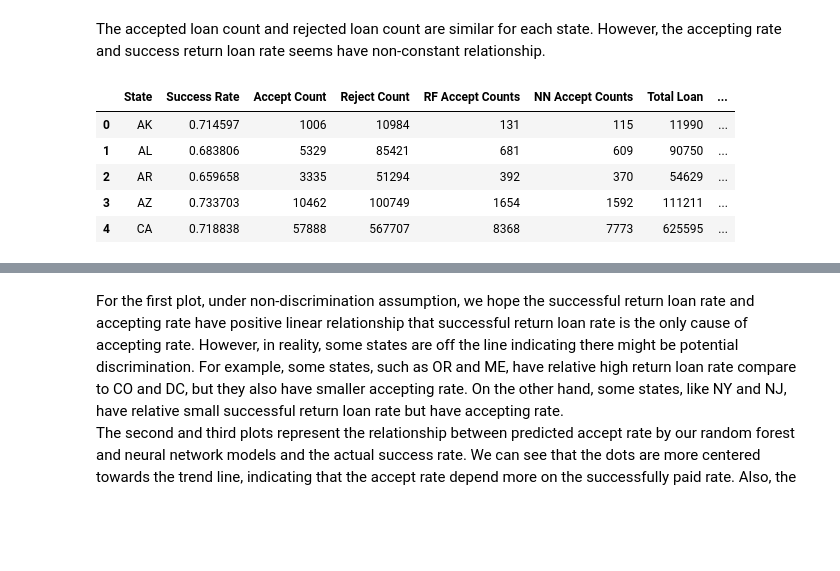
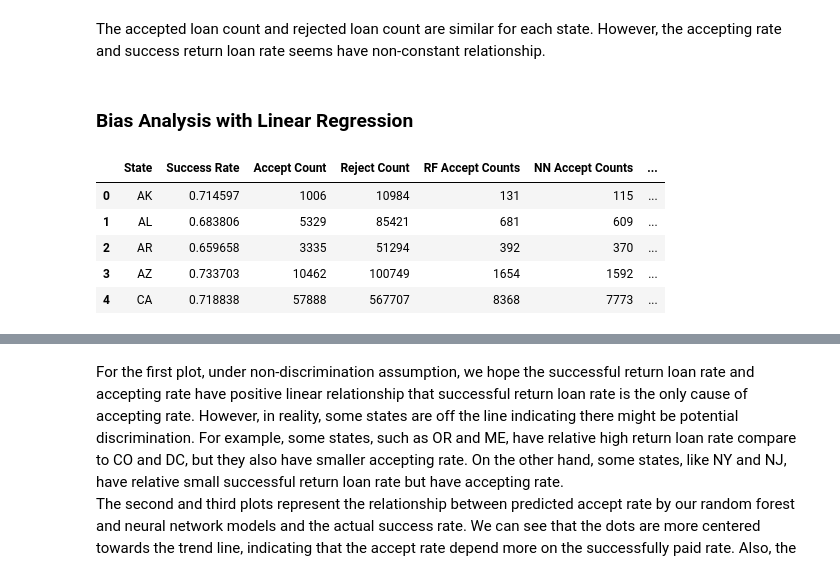
Before and after one commit to hurrialice/cs109, a Jupyter notebook: notebooks/Discrimination_Analysis.ipynb, the cells around one changed output, grey strips where cells are left out. Cells and saved outputs as stored; diff of their text form; code cells hidden in the pictures; blank space fills up the shorter version.

```diff
--- a/notebooks/Discrimination_Analysis.ipynb
+++ b/notebooks/Discrimination_Analysis.ipynb
@@ -68,6 +70,8 @@ rej_count = rej['State'].value_counts()
 rej_count = pd.DataFrame({'State': rej_count.index, 'Reject Count': rej_count.values})
 # %%
 model = pd.read_csv('cdf_discrimination.csv')
+model_roi = pd.read_csv('roi_discrimination.csv')
+model_iroi = pd.read_csv('iroi_discrimination.csv')
 model.head()
 # %% [output]
 |  | Unnamed: 0 | purpose | emp_length | num_tl_120dpd_2m | acc_now_delinq | annual_inc | revol_bal | avg_cur_bal | ... |
@@ -94,11 +112,17 @@ state_rate = pd.merge(succ_rate, acc_count, how='left', on=['State'])
 state_rate = pd.merge(state_rate, rej_count, how='left', on=['State'])
 state_rate = pd.merge(state_rate, acc_rf_counts_df, how='left', on=['State'])
 state_rate = pd.merge(state_rate, acc_nn_counts_df, how='left', on=['State'])
+state_rate = pd.merge(state_rate, roi_acc_rf_counts_df, how='left', on=['State'])
+state_rate = pd.merge(state_rate, roi_acc_nn_counts_df, how='left', on=['State'])
+state_rate = pd.merge(state_rate, iroi_acc_rf_counts_df, how='left', on=['State'])
+state_rate = pd.merge(state_rate, iroi_acc_nn_counts_df, how='left', on=['State'])
 state_rate['Total Loan'] = (state_rate['Accept Count'] + state_rate['Reject Count'])
-state_rate['Accept Rate'] = state_rate['Accept Count']/state_rate['Total Loan']
 state_rate['Accept Rate'] = state_rate['Accept Count']/state_rate['Total Loan']
 state_rate['RF Accept Rate'] = state_rate['RF Accept Counts']/state_rate['Total Loan']
 state_rate['NN Accept Rate'] = state_rate['NN Accept Counts']/state_rate['Total Loan']
-
+state_rate['ROI RF Accept Rate'] = state_rate['ROI RF Accept Counts']/state_rate['Total Loan']
+state_rate['ROI NN Accept Rate'] = state_rate['ROI NN Accept Counts']/state_rate['Total Loan']
+state_rate['IROI RF Accept Rate'] = state_rate['IROI RF Accept Counts']/state_rate['Total Loan']
+state_rate['IROI NN Accept Rate'] = state_rate['IROI NN Accept Counts']/state_rate['Total Loan']
 state_rate.head()
 # %% [output]
@@ -128,35 +152,57 @@ plt.subplots_adjust(top=0.89, bottom=0, left=0, right=1.0)
 [figure]
 # %% [markdown]
 The accepted loan count and rejected loan count are similar for each state. However, the accepting rate and success return loan rate seems have non-constant relationship.
+# %% [markdown]
+### Bias Analysis with Linear Regression
 # %%
 # Fit linear regression model to check relationship between success_rate and accept_rate
 X = state_rate['Success Rate'].to_frame()
 y = state_rate['Accept Rate']
 succ_to_accept = LinearRegression().fit(X.values, y.values)
 
 X_rf = state_rate['Success Rate'].to_frame()
 y_rf = state_rate['RF Accept Rate']
 succ_to_accept_rf = LinearRegression().fit(X_rf.values, y_rf.values)
 
 X_nn = state_rate['Success Rate'].to_frame()
 y_nn = state_rate['NN Accept Rate']
 succ_to_accept_nn = LinearRegression().fit(X_rf.values, y_rf.values)
 
+X_roi_rf = state_rate['Success Rate'].to_frame()
+y_roi_rf = state_rate['ROI RF Accept Rate']
+succ_to_accept_roi_rf = LinearRegression().fit(X_roi_rf.values, y_roi_rf.values)
+
+X_roi_nn = state_rate['Success Rate'].to_frame()
+y_roi_nn = state_rate['ROI NN Accept Rate']
+succ_to_accept_roi_nn = LinearRegression().fit(X_roi_rf.values, y_roi_rf.values)
+
+X_iroi_rf = state_rate['Success Rate'].to_frame()
+y_iroi_rf = state_rate['IROI RF Accept Rate']
+succ_to_accept_iroi_rf = LinearRegression().fit(X_iroi_rf.values, y_iroi_rf.values)
+
+X_iroi_nn = state_rate['Success Rate'].to_frame()
+y_iroi_nn = state_rate['IROI NN Accept Rate']
+succ_to_accept_iroi_nn = LinearRegression().fit(X_iroi_rf.values, y_iroi_rf.values)
+
 # r2 score
 r2 = r2_score(y, succ_to_accept.predict(X.values))
 rf_r2 = r2_score(y_rf, succ_to_accept_rf.predict(X_rf.values))
 nn_r2 = r2_score(y_nn, succ_to_accept_nn.predict(X_nn.values))
+roi_rf_r2 = r2_score(y_roi_rf, succ_to_accept_roi_rf.predict(X_roi_rf.values))
+roi_nn_r2 = r2_score(y_roi_nn, succ_to_accept_roi_nn.predict(X_roi_nn.values))
+iroi_rf_r2 = r2_score(y_iroi_rf, succ_to_accept_iroi_rf.predict(X_iroi_rf.values))
+iroi_nn_r2 = r2_score(y_iroi_nn, succ_to_accept_iroi_nn.predict(X_iroi_nn.values))
 
 # Consider the distance between estimated accept rate and true rate as bias
 state_rate['BIAS'] = pd.Series(succ_to_accept.predict(X.values)) - y
 state_rate.head()
 # %% [output]
-|  | State | Success Rate | Accept Count | Reject Count | RF Accept Counts | NN Accept Counts | Total Loan | ... |
-| 0 | AK | 0.714597 | 1006 | 10984 | 131 | 115 | 11990 | ... |
-| 1 | AL | 0.683806 | 5329 | 85421 | 681 | 609 | 90750 | ... |
-| 2 | AR | 0.659658 | 3335 | 51294 | 392 | 370 | 54629 | ... |
-| 3 | AZ | 0.733703 | 10462 | 100749 | 1654 | 1592 | 111211 | ... |
-| 4 | CA | 0.718838 | 57888 | 567707 | 8368 | 7773 | 625595 | ... |
+|  | State | Success Rate | Accept Count | Reject Count | RF Accept Counts | NN Accept Counts | ... |
+| 0 | AK | 0.714597 | 1006 | 10984 | 131 | 115 | ... |
+| 1 | AL | 0.683806 | 5329 | 85421 | 681 | 609 | ... |
+| 2 | AR | 0.659658 | 3335 | 51294 | 392 | 370 | ... |
+| 3 | AZ | 0.733703 | 10462 | 100749 | 1654 | 1592 | ... |
+| 4 | CA | 0.718838 | 57888 | 567707 | 8368 | 7773 | ... |
 # %%
 from scipy.stats import pearsonr
 
```
Also changed, not shown: parts of 5 cells of this notebook, 7 other files.
